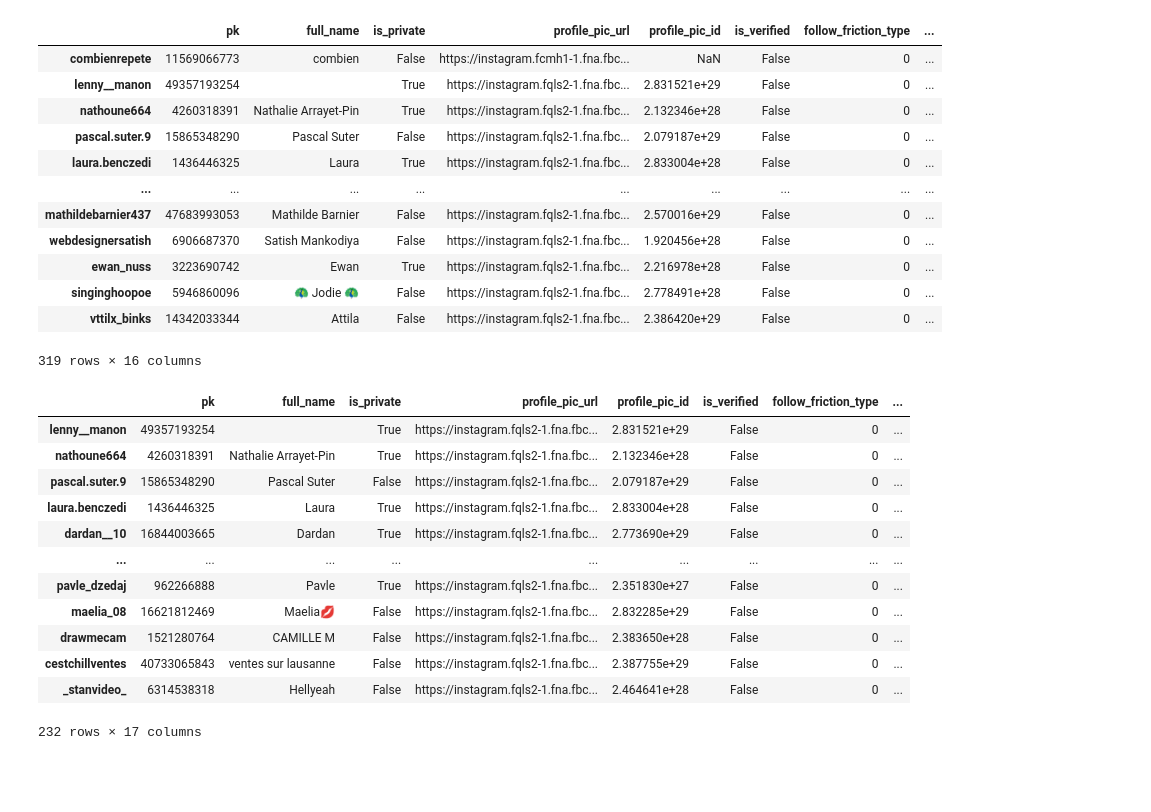
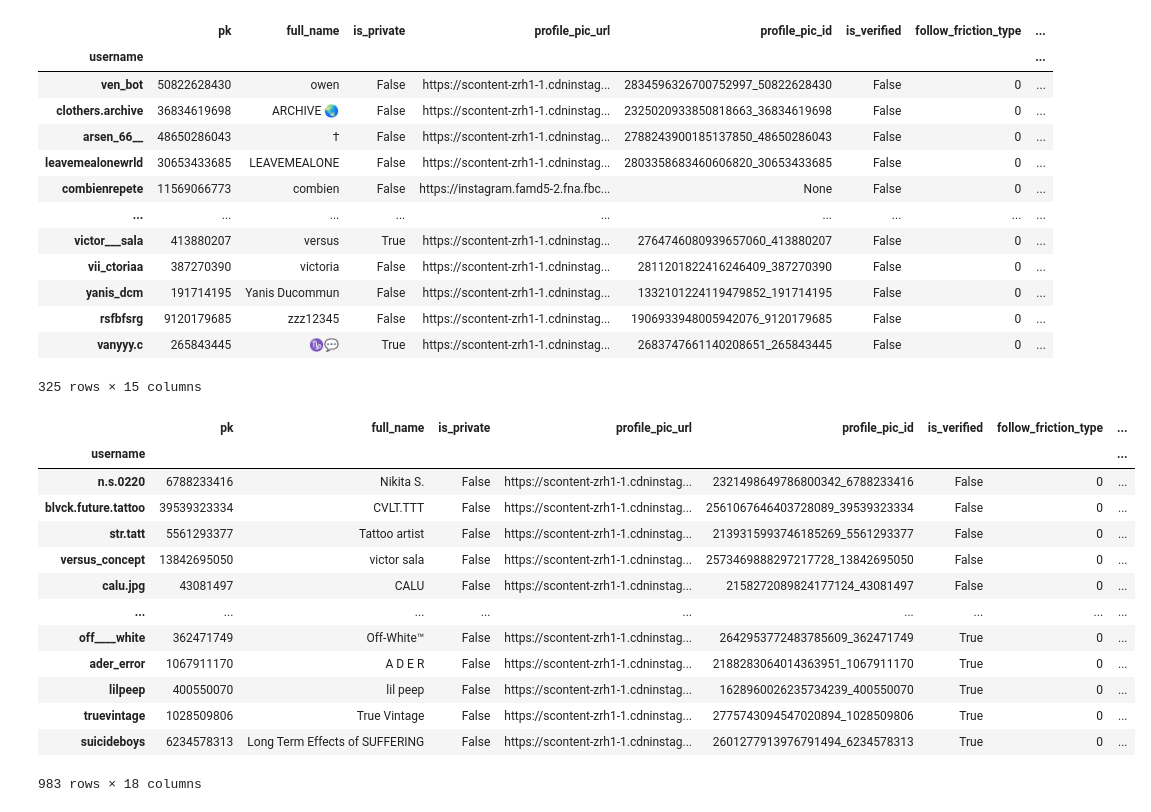
Before and after one commit to owengombas/instabot, a Jupyter notebook: following.ipynb, the cells around one changed output. Drawn from its saved outputs; the diff is of its cells as text; code cells hidden in the pictures; blank space fills up the shorter version.

Commit message:
unfollow

```diff
--- a/following.ipynb
+++ b/following.ipynb
@@ -5,0 +7,7 @@ import pandas as pd
+# %%
+instagram_0x6f77656e = Crawler(
+    username="0x6f77656e",
+    enc_password="#PWD_INSTAGRAM_BROWSER:10:1652197635:AepQAFxKBab+AXJAqgQQ5vl20WOxcF4pJUQaTfzD+52yr/wFTl0ljrkQmz3GlQ+iJxSnE5uocQWEneRj5Vg35sD2NnHF7Nfa+fc/pvyCrzFgKTNnKUt4QggoCmrZgvW3LtR1+aLsQBGyXWUj0smYzuCDQAs="
+)
+
+instagram_0x6f77656e.login(False)
@@ -13,4 +25,4 @@ def extract_friendships(fn, username: str, filename = None):
         df_friendships.to_json(filename)
     return df_friendships
 # %%
-# extract_friendships(c.get_all_following, "venfoo", "following.json")
+df_followings = extract_friendships(instagram_0x6f77656e.get_all_following, "0x6f77656e", "following.json")
@@ -17,2 +36,2 @@ def extract_friendships(fn, username: str, filename = None):
 # %%
-# extract_friendships(c.get_all_followers, "venfoo", "followers.json")
+df_followers = extract_friendships(instagram_0x6f77656e.get_all_followers, "0x6f77656e", "followers.json")
@@ -19,6 +47,6 @@ def extract_friendships(fn, username: str, filename = None):
 # %%
-df_followings = pd.read_json("followings.json")
-df_followers = pd.read_json("followers.json")
+# df_followings = pd.read_json("followings_backup.json")
+# df_followers = pd.read_json("followers_backup.json")
 # %%
 df_followings
 # %% [output]
@@ -39,34 +68,38 @@ df_followings
 df_followers
 # %% [output]
 |  | pk | full_name | is_private | profile_pic_url | profile_pic_id | is_verified | follow_friction_type | ... |
-| combienrepete | 11569066773 | combien | False | https://instagram.fcmh1-1.fna.fbc... | NaN | False | 0 | ... |
-| lenny__manon | 49357193254 |  | True | https://instagram.fqls2-1.fna.fbc... | 2.831521e+29 | False | 0 | ... |
-| nathoune664 | 4260318391 | Nathalie Arrayet-Pin | True | https://instagram.fqls2-1.fna.fbc... | 2.132346e+28 | False | 0 | ... |
-| pascal.suter.9 | 15865348290 | Pascal Suter | False | https://instagram.fqls2-1.fna.fbc... | 2.079187e+29 | False | 0 | ... |
-| laura.benczedi | 1436446325 | Laura | True | https://instagram.fqls2-1.fna.fbc... | 2.833004e+28 | False | 0 | ... |
+| username |  |  |  |  |  |  |  | ... |
+| ven_bot | 50822628430 | owen | False | https://scontent-zrh1-1.cdninstag... | 2834596326700752997_50822628430 | False | 0 | ... |
+| clothers.archive | 36834619698 | ARCHIVE 🌏 | False | https://scontent-zrh1-1.cdninstag... | 2325020933850818663_36834619698 | False | 0 | ... |
+| arsen_66__ | 48650286043 | † | False | https://scontent-zrh1-1.cdninstag... | 2788243900185137850_48650286043 | False | 0 | ... |
+| leavemealonewrld | 30653433685 | LEAVEMEALONE | False | https://scontent-zrh1-1.cdninstag... | 2803358683460606820_30653433685 | False | 0 | ... |
+| combienrepete | 11569066773 | combien | False | https://instagram.famd5-2.fna.fbc... | None | False | 0 | ... |
 | ... | ... | ... | ... | ... | ... | ... | ... | ... |
-| mathildebarnier437 | 47683993053 | Mathilde Barnier | False | https://instagram.fqls2-1.fna.fbc... | 2.570016e+29 | False | 0 | ... |
-| webdesignersatish | 6906687370 | Satish Mankodiya | False | https://instagram.fqls2-1.fna.fbc... | 1.920456e+28 | False | 0 | ... |
-| ewan_nuss | 3223690742 | Ewan | True | https://instagram.fqls2-1.fna.fbc... | 2.216978e+28 | False | 0 | ... |
-| singinghoopoe | 5946860096 | 🦚 Jodie 🦚 | False | https://instagram.fqls2-1.fna.fbc... | 2.778491e+28 | False | 0 | ... |
-| vttilx_binks | 14342033344 | Attila | False | https://instagram.fqls2-1.fna.fbc... | 2.386420e+29 | False | 0 | ... |
+| victor___sala | 413880207 | versus | True | https://scontent-zrh1-1.cdninstag... | 2764746080939657060_413880207 | False | 0 | ... |
+| vii_ctoriaa | 387270390 | victoria | False | https://scontent-zrh1-1.cdninstag... | 2811201822416246409_387270390 | False | 0 | ... |
+| yanis_dcm | 191714195 | Yanis Ducommun | False | https://scontent-zrh1-1.cdninstag... | 1332101224119479852_191714195 | False | 0 | ... |
+| rsfbfsrg | 9120179685 | zzz12345 | False | https://scontent-zrh1-1.cdninstag... | 1906933948005942076_9120179685 | False | 0 | ... |
+| vanyyy.c | 265843445 | ♑💬 | True | https://scontent-zrh1-1.cdninstag... | 2683747661140208651_265843445 | False | 0 | ... |
-319 rows × 16 columns
+325 rows × 15 columns
 # %%
 df_followings["follow_back"] = df_followings.index.isin(df_followers.index)
-df_follow_back = df_followings[df_followings["follow_back"] == True]
-df_not_follow_back = df_followings[df_followings["follow_back"] == False]
-df_follow_back
+df_follow_back = df_followings[df_followings.follow_back == True]
+df_followings_private_or_follow_back = df_followings[(df_followings.is_private == True) | (df_followings.follow_back == True)]
+df_followings["to_unfollow"] = ~df_followings.index.isin(df_followings_private_or_follow_back.index)
+df_to_unfollow = df_followings[df_followings.to_unfollow == True]
+df_to_unfollow
 # %% [output]
 |  | pk | full_name | is_private | profile_pic_url | profile_pic_id | is_verified | follow_friction_type | ... |
-| lenny__manon | 49357193254 |  | True | https://instagram.fqls2-1.fna.fbc... | 2.831521e+29 | False | 0 | ... |
-| nathoune664 | 4260318391 | Nathalie Arrayet-Pin | True | https://instagram.fqls2-1.fna.fbc... | 2.132346e+28 | False | 0 | ... |
-| pascal.suter.9 | 15865348290 | Pascal Suter | False | https://instagram.fqls2-1.fna.fbc... | 2.079187e+29 | False | 0 | ... |
-| laura.benczedi | 1436446325 | Laura | True | https://instagram.fqls2-1.fna.fbc... | 2.833004e+28 | False | 0 | ... |
-| dardan__10 | 16844003665 | Dardan | True | https://instagram.fqls2-1.fna.fbc... | 2.773690e+29 | False | 0 | ... |
+| username |  |  |  |  |  |  |  | ... |
+| n.s.0220 | 6788233416 | Nikita S. | False | https://scontent-zrh1-1.cdninstag... | 2321498649786800342_6788233416 | False | 0 | ... |
+| blvck.future.tattoo | 39539323334 | CVLT.TTT | False | https://scontent-zrh1-1.cdninstag... | 2561067646403728089_39539323334 | False | 0 | ... |
+| str.tatt | 5561293377 | Tattoo artist | False | https://scontent-zrh1-1.cdninstag... | 2139315993746185269_5561293377 | False | 0 | ... |
+| versus_concept | 13842695050 | victor sala | False | https://scontent-zrh1-1.cdninstag... | 2573469888297217728_13842695050 | False | 0 | ... |
+| calu.jpg | 43081497 | CALU | False | https://scontent-zrh1-1.cdninstag... | 2158272089824177124_43081497 | False | 0 | ... |
 | ... | ... | ... | ... | ... | ... | ... | ... | ... |
-| pavle_dzedaj | 962266888 | Pavle | True | https://instagram.fqls2-1.fna.fbc... | 2.351830e+27 | False | 0 | ... |
-| maelia_08 | 16621812469 | Maelia💋 | False | https://instagram.fqls2-1.fna.fbc... | 2.832285e+29 | False | 0 | ... |
-| drawmecam | 1521280764 | CAMILLE M | False | https://instagram.fqls2-1.fna.fbc... | 2.383650e+28 | False | 0 | ... |
-| cestchillventes | 40733065843 | ventes sur lausanne | False | https://instagram.fqls2-1.fna.fbc... | 2.387755e+29 | False | 0 | ... |
-| _stanvideo_ | 6314538318 | Hellyeah | False | https://instagram.fqls2-1.fna.fbc... | 2.464641e+28 | False | 0 | ... |
+| off____white | 362471749 | Off-White™ | False | https://scontent-zrh1-1.cdninstag... | 2642953772483785609_362471749 | True | 0 | ... |
+| ader_error | 1067911170 | A D E R | False | https://scontent-zrh1-1.cdninstag... | 2188283064014363951_1067911170 | True | 0 | ... |
+| lilpeep | 400550070 | lil peep | False | https://scontent-zrh1-1.cdninstag... | 1628960026235734239_400550070 | True | 0 | ... |
+| truevintage | 1028509806 | True Vintage | False | https://scontent-zrh1-1.cdninstag... | 2775743094547020894_1028509806 | True | 0 | ... |
+| suicideboys | 6234578313 | Long Term Effects of SUFFERING | False | https://scontent-zrh1-1.cdninstag... | 2601277913976791494_6234578313 | True | 0 | ... |
-232 rows × 17 columns
+983 rows × 18 columns
```
Also changed, not shown: parts of 9 cells of this notebook, 6 other files.
